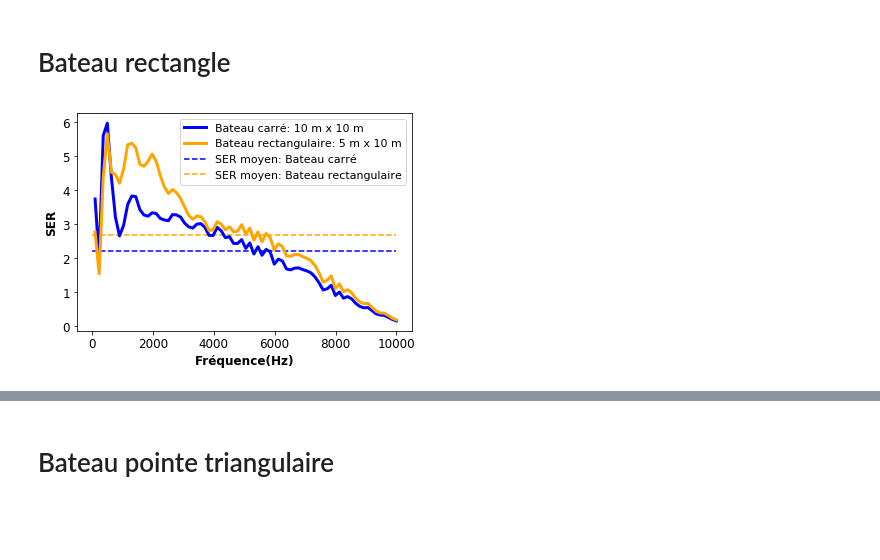
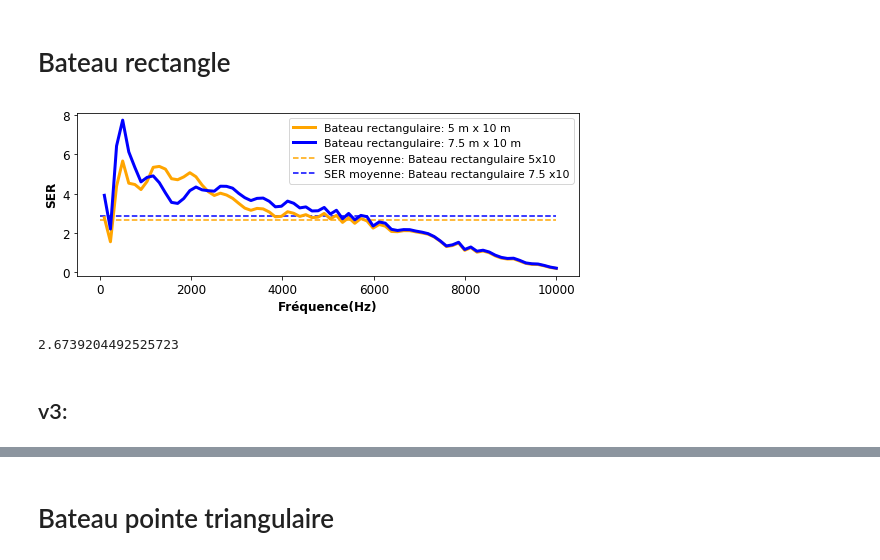
Before and after one commit to pierreluc-plt/ProjetSimulation, a Jupyter notebook: Figure_Resultats.ipynb, the cells around one changed output, grey strips where cells are left out. Cells and saved outputs as stored; diff of their text form; code cells hidden in the pictures; blank space fills up the shorter version.

Commit message:
Nouvelles images

```diff
--- a/Figure_Resultats.ipynb
+++ b/Figure_Resultats.ipynb
@@ -118,21 +295,28 @@ array([6., 4.])
 # %%
 data_carre=np.load("Resultats/Matrices_Champ/SER/SERV2/SER1001_Carre.npy")
 data_rectangle=np.load("Resultats/Matrices_Champ/SER/SERV2/SER1001_Rectangle.npy")
+data_rectangle2=np.load("Resultats/Matrices_Champ/SER/SERV2/SER_rectangle7p5x10.npy")
 omega=np.load("Resultats/Matrices_Champ/SER/SERV2/Omega1001_cercle_10.npy")
 # %%
 
-plt.figure(figsize=(6,4))
-plt.plot(omega/2/np.pi,data_carre, lw=3,label="Bateau carré: 10 m x 10 m", color="blue")
+plt.figure(figsize=(9,3))
+#plt.plot(omega/2/np.pi,data_carre, lw=3,label="Bateau carré: 10 m x 10 m", color="blue")
 plt.plot(omega/2/np.pi,data_rectangle,lw=3, ls="-", label="Bateau rectangulaire: 5 m x 10 m", color="orange")
+plt.plot(omega/2/np.pi,data_rectangle2,lw=3, ls="-", label="Bateau rectangulaire: 7.5 m x 10 m", color="blue")
 plt.xlabel("Fréquence(Hz)",fontsize=12, fontweight="bold")
 plt.ylabel("SER",fontsize=12, fontweight="bold")
 plt.yticks(fontsize=12)
 plt.xticks(fontsize=12)
 
-plt.hlines(np.mean(data_carre),0,10000,label="SER moyen: Bateau carré",linestyle="--", color="blue")
-plt.hlines(np.mean(data_rectangle),0,10000,label="SER moyen: Bateau rectangulaire",linestyle="--", color="orange")
+#plt.hlines(np.mean(data_carre),0,10000,label="SER moyen: Bateau carré",linestyle="--", color="blue")
+plt.hlines(np.mean(data_rectangle),0,10000,label="SER moyenne: Bateau rectangulaire 5x10",linestyle="--", color="orange")
+plt.hlines(np.mean(data_rectangle2),0,10000,label="SER moyenne: Bateau rectangulaire 7.5 x10",linestyle="--", color="blue")
 plt.legend(fontsize=11)
 plt.savefig("Resultats/SER_Rectangle.png",dpi=200,bbox_inches="tight")
 plt.show()
+np.mean(data_rectangle)
 # %% [output]
-[figure, old version]
+[figure, new version]
+2.6739204492525723
+# %% [markdown]
+## v3:
```
Also changed, not shown: parts of 34 cells of this notebook, 12 other files.
